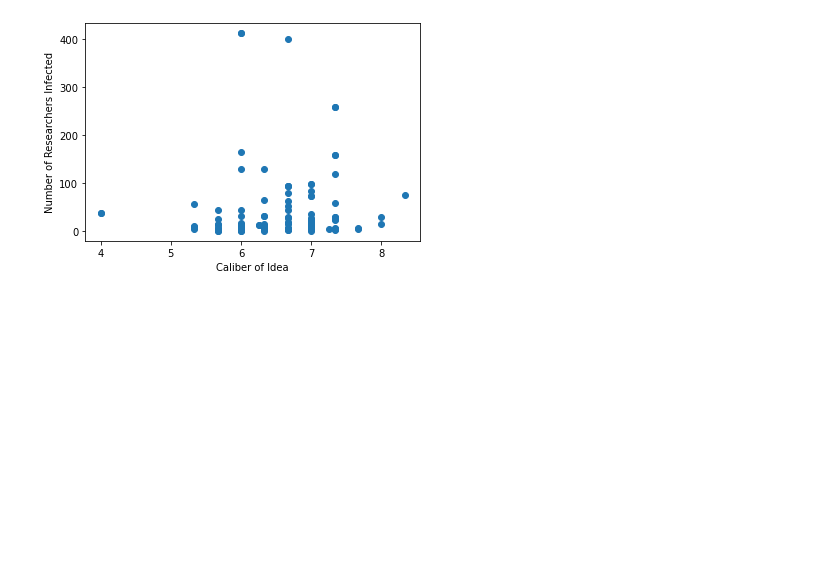
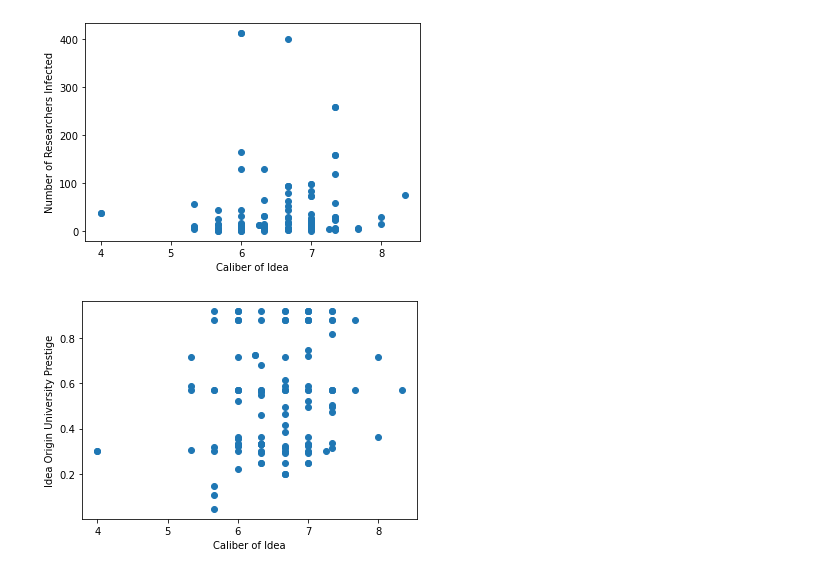
Before and after one commit to rohitmujumdar/Propagation-of-Epidemics-in-Citation-Networks, a Jupyter notebook: code/citation_network_dk.ipynb, the cells around one changed output. Cells and saved outputs as stored; diff of their text form; code cells hidden in the pictures; blank space fills up the shorter version.

```diff
--- a/code/citation_network_dk.ipynb
+++ b/code/citation_network_dk.ipynb
@@ -288,3 +288,10 @@ plt.ylabel('Number of Researchers Infected')
 plt.show()
 # %% [output]
 [figure]
+# %%
+plt.scatter(list(patient_zero_df['rating']), list(patient_zero_df['prestige']))
+plt.xlabel('Caliber of Idea')
+plt.ylabel('Idea Origin University Prestige')
+plt.show()
+# %% [output]
+[figure, added]
```
Also changed, not shown: parts of 2 cells of this notebook.
